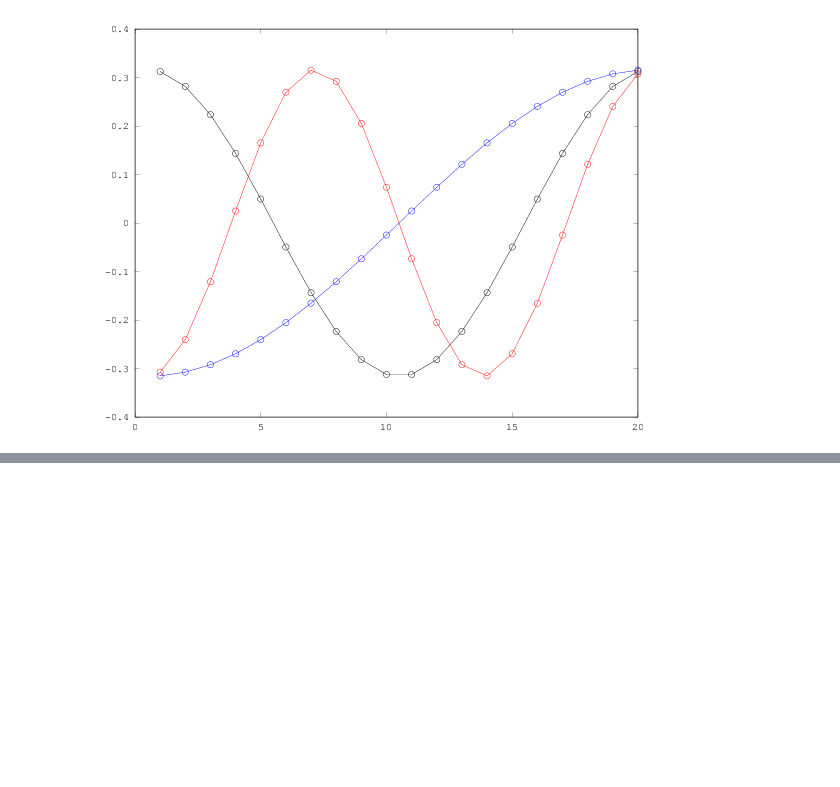
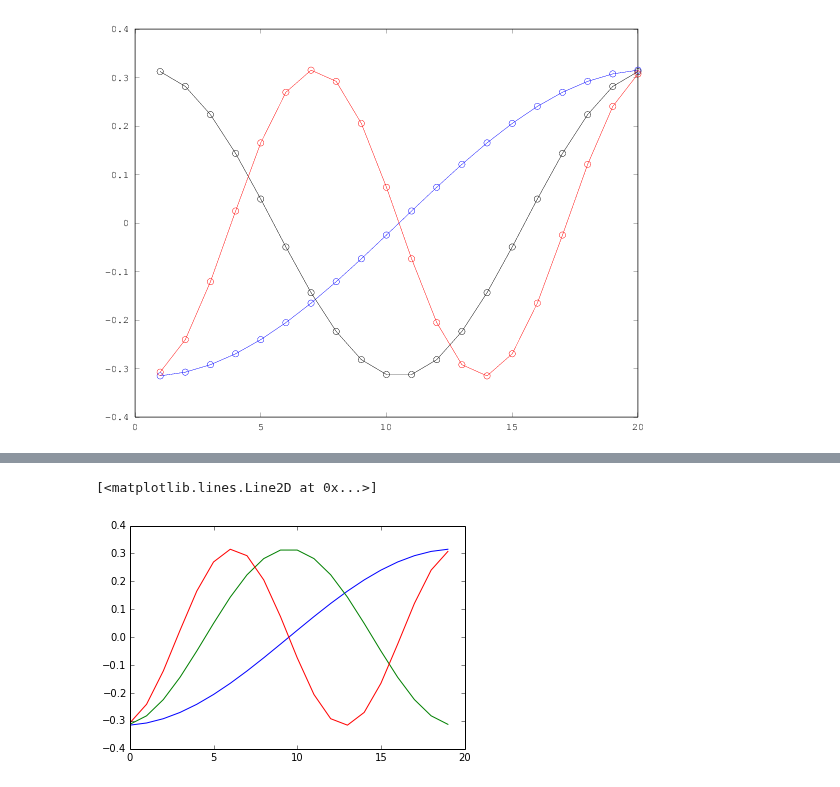
Before and after one commit to Chuphay/school, a Jupyter notebook: ML/spectral/e_vector_ch1_spielman.ipynb, the cells around one changed output, grey strips where cells are left out. Drawn from its saved outputs; the diff is of its cells as text; code cells hidden in the pictures; blank space fills up the shorter version.

```diff
--- a/ML/spectral/e_vector_ch1_spielman.ipynb
+++ b/ML/spectral/e_vector_ch1_spielman.ipynb
@@ -61,0 +84,5 @@ plot(v(:,4),'ro');
+# %%
+d,v  = eig(la);
+# %%
+d, v = zip(*sorted(zip(d, v.T)))
+d
@@ -61,0 +159,7 @@ plot(v(:,4),'ro');
+# %%
+plot(v[1])
+plot(v[2])
+plot(v[3])
+# %% [output]
+[<matplotlib.lines.Line2D at 0x...>]
+[figure, added]
```
Also changed, not shown: parts of 6 cells of this notebook, 2 other files.
